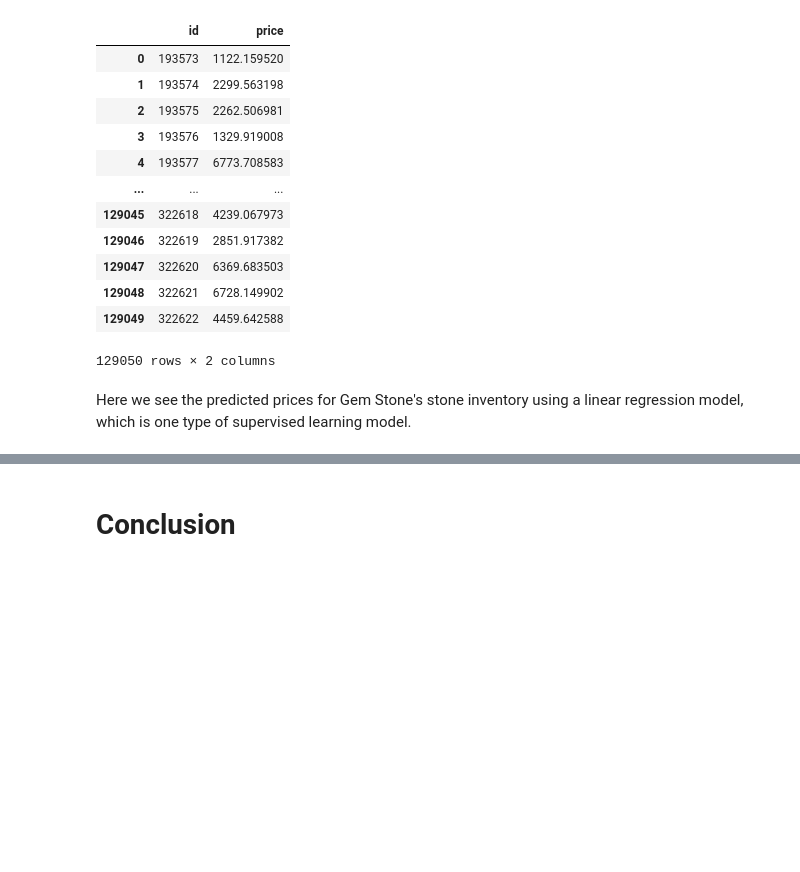
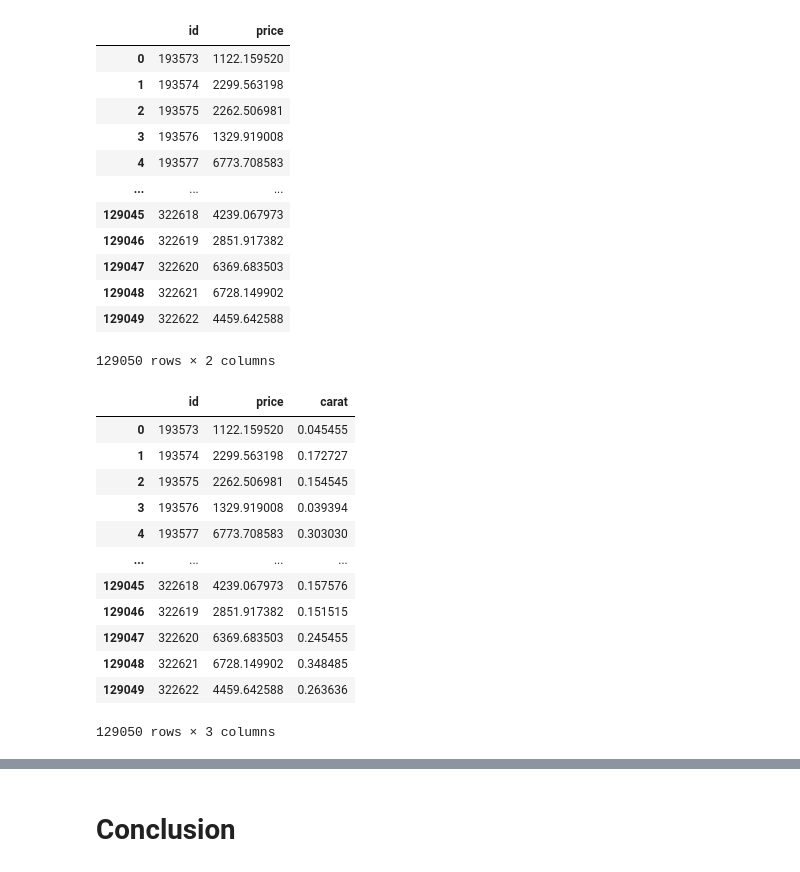
Before and after one commit to hkwan11/gemstone-price-prediction, a Jupyter notebook: regression.ipynb, the cells around one changed output, grey strips where cells are left out. Saved outputs shown, nothing was run; the diff lists cells and outputs as text; code cells hidden in the pictures; blank space fills up the shorter version.

```diff
--- a/regression.ipynb
+++ b/regression.ipynb
@@ -416,5 +434,20 @@ results_df
 | 129048 | 322621 | 6728.149902 |
 | 129049 | 322622 | 4459.642588 |
 129050 rows × 2 columns
-# %% [markdown]
-Here we see the predicted prices for Gem Stone's stone inventory using a linear regression model, which is one type of supervised learning model.
+# %%
+res_carat = pd.concat([results_df, test_df['carat']], axis=1)
+res_carat
+# %% [output]
+|  | id | price | carat |
+| 0 | 193573 | 1122.159520 | 0.045455 |
+| 1 | 193574 | 2299.563198 | 0.172727 |
+| 2 | 193575 | 2262.506981 | 0.154545 |
+| 3 | 193576 | 1329.919008 | 0.039394 |
+| 4 | 193577 | 6773.708583 | 0.303030 |
+| ... | ... | ... | ... |
+| 129045 | 322618 | 4239.067973 | 0.157576 |
+| 129046 | 322619 | 2851.917382 | 0.151515 |
+| 129047 | 322620 | 6369.683503 | 0.245455 |
+| 129048 | 322621 | 6728.149902 | 0.348485 |
+| 129049 | 322622 | 4459.642588 | 0.263636 |
+129050 rows × 3 columns
```
Also changed, not shown: parts of 13 cells of this notebook.
